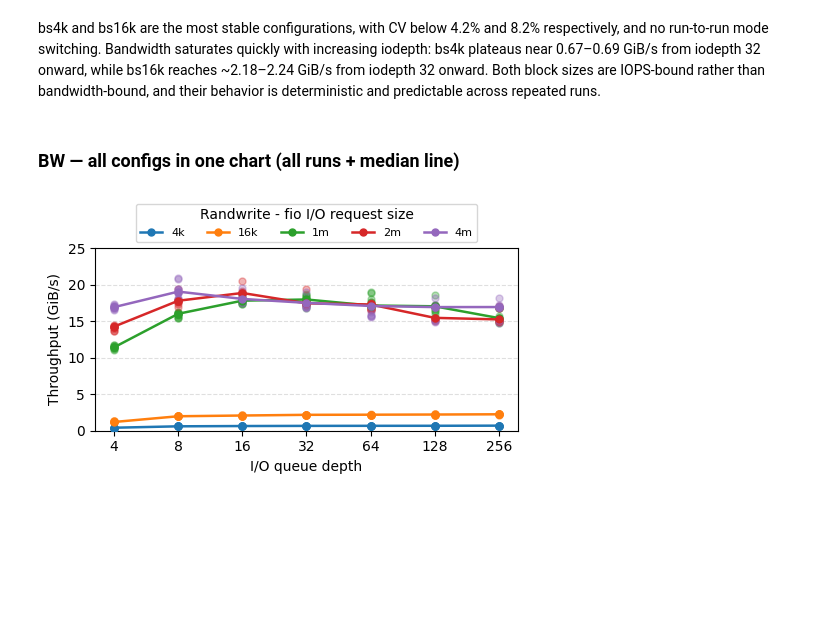
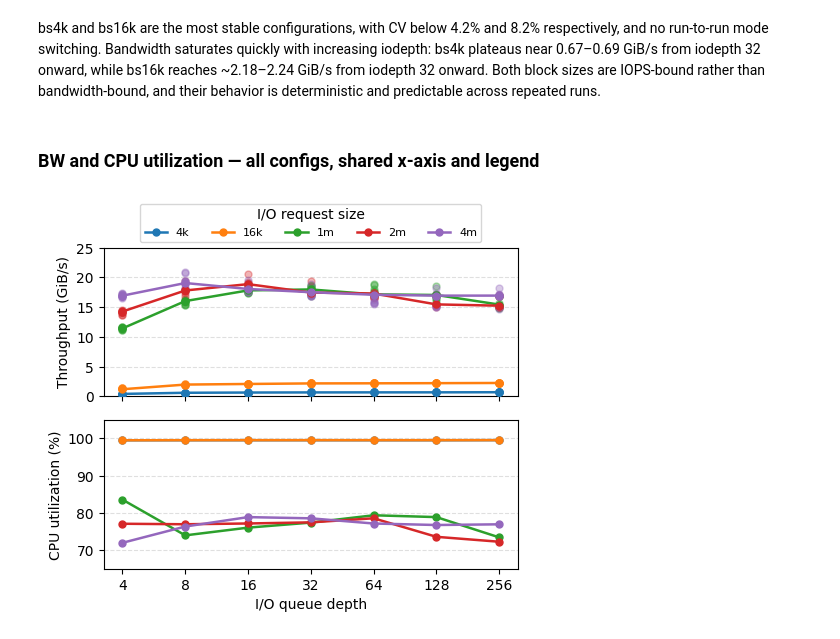
Before and after one commit to cissieAB/pdsw26_daos-bench, a Jupyter notebook: results/testbed/fio-dfs-iod-bs-sweep/fio_iod-bs_run-cmp.ipynb, the cells around one changed output. Drawn from its saved outputs; the diff is of its cells as text; code cells hidden in the pictures; blank space fills up the shorter version.

Commit message:
Update figures

```diff
--- a/results/testbed/fio-dfs-iod-bs-sweep/fio_iod-bs_run-cmp.ipynb
+++ b/results/testbed/fio-dfs-iod-bs-sweep/fio_iod-bs_run-cmp.ipynb
@@ -445,37 +445,70 @@ plt.show()
 # %% [markdown]
 bs4k and bs16k are the most stable configurations, with CV below 4.2% and 8.2% respectively, and no run-to-run mode switching. Bandwidth saturates quickly with increasing iodepth: bs4k plateaus near 0.67–0.69 GiB/s from iodepth 32 onward, while bs16k reaches ~2.18–2.24 GiB/s from iodepth 32 onward. Both block sizes are IOPS-bound rather than bandwidth-bound, and their behavior is deterministic and predictable across repeated runs.
 # %% [markdown]
-### BW — all configs in one chart (all runs + median line)
+### BW and CPU utilization — all configs, shared x-axis and legend
 # %%
+# --- BW (top) + aggregated CPU utilization (bottom), rand write, shared x-axis + legend ---
+cpu_records = []
+for f in sorted(glob.glob(f"{DATA_DIR}/fio_rand_write_*.json")):
+    m = re.match(r".*/fio_rand_write_(bs\w+)_nj1_(iod\d+)_(\d+)\.json", f)
+    if not m:
+        continue
+    bs, iod, ts = m.group(1), m.group(2), m.group(3)
+    try:
+        with open(f) as fh:
+            d = json.load(fh)
+        job = d['jobs'][0]
+        cpu_records.append({
+            'bs': bs, 'iod': iod, 'ts': ts,
+            'cpu_pct': job['usr_cpu'] + job['sys_cpu'],
+        })
+    except (json.JSONDecodeError, KeyError):
+        pass
+
+cpu_df = pd.DataFrame(cpu_records)
+cpu_df['bs']  = pd.Categorical(cpu_df['bs'],  categories=BS_ORDER,  ordered=True)
+cpu_df['iod'] = pd.Categorical(cpu_df['iod'], categories=IOD_ORDER, ordered=True)
+cpu_df['iod_n'] = cpu_df['iod'].str.replace('iod', '').astype(int)
+
 IOD_NUMS = [int(i.replace('iod', '')) for i in IOD_ORDER]
 palette  = sns.color_palette("tab10", n_colors=len(BS_ORDER))
 
-fig, ax = plt.subplots(figsize=(5, 3))
+fig, (ax_bw, ax_cpu) = plt.subplots(2, 1, figsize=(5, 4), sharex=True)
 
 for bs, color in zip(BS_ORDER, palette):
-    sub   = rw_df[rw_df['bs'] == bs].sort_values('iod_n')
     label = bs.replace('bs', '')
 
-    ax.scatter(sub['iod_n'], sub['bw_GiBs'], color=color, alpha=0.35, s=25, zorder=3)
+    sub_bw = rw_df[rw_df['bs'] == bs].sort_values('iod_n')
+    ax_bw.scatter(sub_bw['iod_n'], sub_bw['bw_GiBs'], color=color, alpha=0.35, s=25, zorder=3)
+    med_bw = sub_bw.groupby('iod_n', sort=True)['bw_GiBs'].median().reset_index()
+    ax_bw.plot(med_bw['iod_n'], med_bw['bw_GiBs'], color=color, linewidth=1.8,
+               marker='o', markersize=5, label=label, zorder=4)
 
-    med = sub.groupby('iod_n', sort=True)['bw_GiBs'].median().reset_index()
-    ax.plot(med['iod_n'], med['bw_GiBs'], color=color, linewidth=1.8,
-            marker='o', markersize=5, label=label, zorder=4)
+    sub_cpu = cpu_df[cpu_df['bs'] == bs].sort_values('iod_n')
+    # ax_cpu.scatter(sub_cpu['iod_n'], sub_cpu['cpu_pct'], color=color, alpha=0.35, s=25, zorder=3)
+    med_cpu = sub_cpu.groupby('iod_n', sort=True)['cpu_pct'].median().reset_index()
+    ax_cpu.plot(med_cpu['iod_n'], med_cpu['cpu_pct'], color=color, linewidth=1.8,
+                marker='o', markersize=5, zorder=4)
 
-ax.set_xscale('log', base=2)
-ax.set_xticks(IOD_NUMS)
-ax.set_xticklabels(IOD_NUMS)
-ax.set_xlabel('I/O queue depth')
-ax.set_ylabel('Throughput (GiB/s)')
-ax.set_ylim(0, 25)
-# ax.set_title('rand_write — BW all runs + median line, all configs  (nj=1)')
-ax.legend(title='Randwrite - fio I/O request size', loc='lower center', bbox_to_anchor=(0.5, 1.0),
-          ncol=len(BS_ORDER), framealpha=0.8, fontsize=8)
-ax.yaxis.grid(True, linestyle='--', alpha=0.4)
-ax.set_axisbelow(True)
+ax_bw.set_xscale('log', base=2)
+ax_bw.set_ylabel('Throughput (GiB/s)')
+ax_bw.set_ylim(0, 25)
+ax_bw.yaxis.grid(True, linestyle='--', alpha=0.4)
+ax_bw.set_axisbelow(True)
+
+ax_cpu.set_ylabel('CPU utilization (%)')
+ax_cpu.set_ylim(65, 105)
+ax_cpu.set_xticks(IOD_NUMS)
+ax_cpu.set_xticklabels(IOD_NUMS)
+ax_cpu.set_xlabel('I/O queue depth')
+ax_cpu.yaxis.grid(True, linestyle='--', alpha=0.4)
+ax_cpu.set_axisbelow(True)
+
+fig.legend(title='I/O request size', loc='lower center', bbox_to_anchor=(0.5, 1.0),
+           ncol=len(BS_ORDER), framealpha=0.8, fontsize=8, bbox_transform=ax_bw.transAxes)
 
 plt.tight_layout()
-plt.savefig('fio-randwrite_bs-iod_median-bw.pdf', bbox_inches='tight')
+plt.savefig('fio-randwrite_bs-iod-sweep.pdf', bbox_inches='tight')
 plt.show()
 # %% [output]
-[figure, old version]
+[figure, new version]
```
Also changed, not shown: parts of 1 cell of this notebook, 4 other files.
